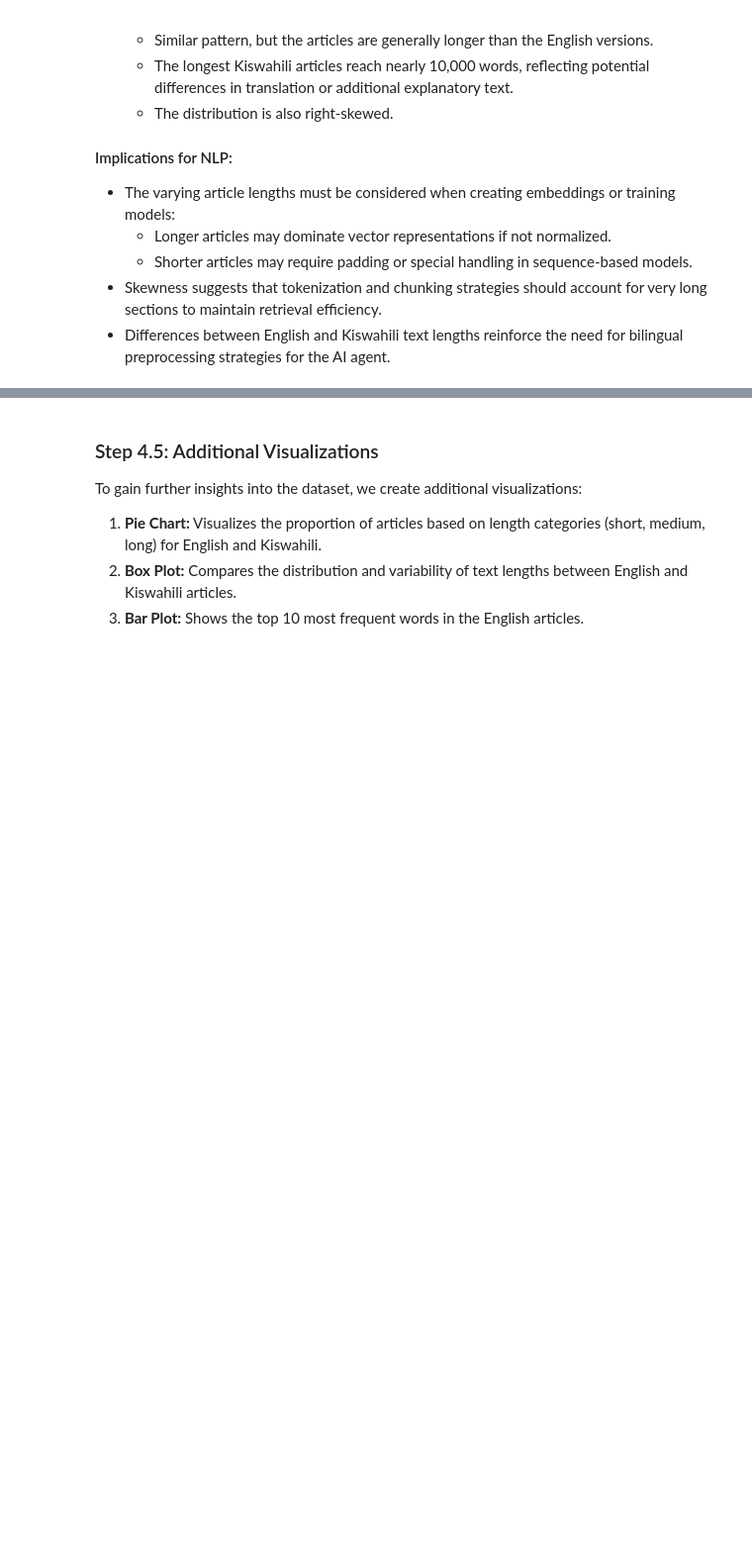
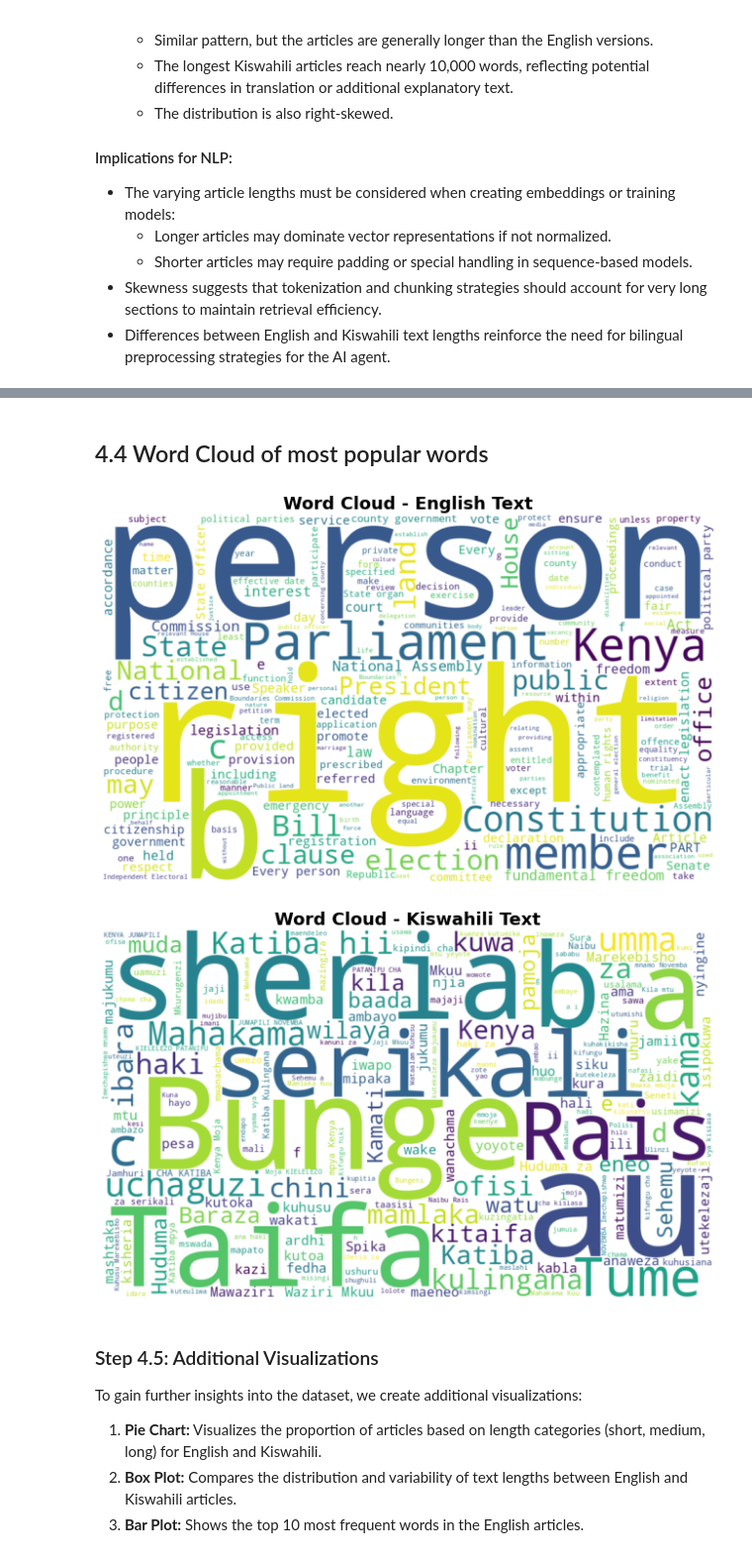
Before and after one commit to OndiekiFrank/kenya-constitution-ai-agent, a Jupyter notebook: Notebooks/kenya_constitution_ai_agent.ipynb, the cells around one changed output, grey strips where cells are left out. Shown at 99% size. Drawn from its saved outputs; the diff is of its cells as text; code cells hidden in the pictures; blank space fills up the shorter version.

```diff
--- a/Notebooks/kenya_constitution_ai_agent.ipynb
+++ b/Notebooks/kenya_constitution_ai_agent.ipynb
@@ -609,3 +577,59 @@ The word clouds highlight the most frequent and meaningful words in each languag
+# %% [markdown]
+## 4.4 Word Cloud of most popular words
+# %%
+#  Install compatible versions (run once)
+# !pip install pillow==9.5.0 wordcloud matplotlib
+
+import pandas as pd
+from wordcloud import WordCloud, STOPWORDS
+import matplotlib.pyplot as plt
+
+# ===============================
+# 1. Load Dataset
+# ===============================
+# Replace with your actual file path
+file_path = "../Data/kenya_constitution_prepared.csv"
+df = pd.read_csv(file_path)
+
+# ===============================
+# 2. Combine Text Columns
+# ===============================
+english_text = " ".join(df["Text_English"].dropna().astype(str).tolist())
+swahili_text = " ".join(df["Text_Kiswahili"].dropna().astype(str).tolist())
+
+# ===============================
+# 3. Stopwords
+# ===============================
+english_stopwords = set(STOPWORDS)
+swahili_stopwords = {"na", "kwa", "hiyo", "katika", "wa", "ya", "la", "ni"}  # Extend as needed
+
+# ===============================
+# 4. Generate WordClouds
+# ===============================
+def generate_wordcloud(text, stopwords, title):
+    wordcloud = WordCloud(
+        width=1000, height=600,
+        background_color="white",
+        stopwords=stopwords,
+        max_words=200,
+        contour_color="steelblue",
+        contour_width=2
+    ).generate(text)
+
+    plt.figure(figsize=(12, 7))
+    plt.imshow(wordcloud, interpolation="bilinear")
+    plt.axis("off")
+    plt.title(title, fontsize=18, weight="bold")
+    plt.show()
+
+# ===============================
+# 5. Plot WordClouds
+# ===============================
+generate_wordcloud(english_text, english_stopwords, "Word Cloud - English Text")
+generate_wordcloud(swahili_text, swahili_stopwords, "Word Cloud - Kiswahili Text")
+# %% [output]
+[figure, added]
+[figure, added]
 # %% [markdown]
 ### Step 4.5: Additional Visualizations
 
```
Also changed, not shown: parts of 17 cells of this notebook.
